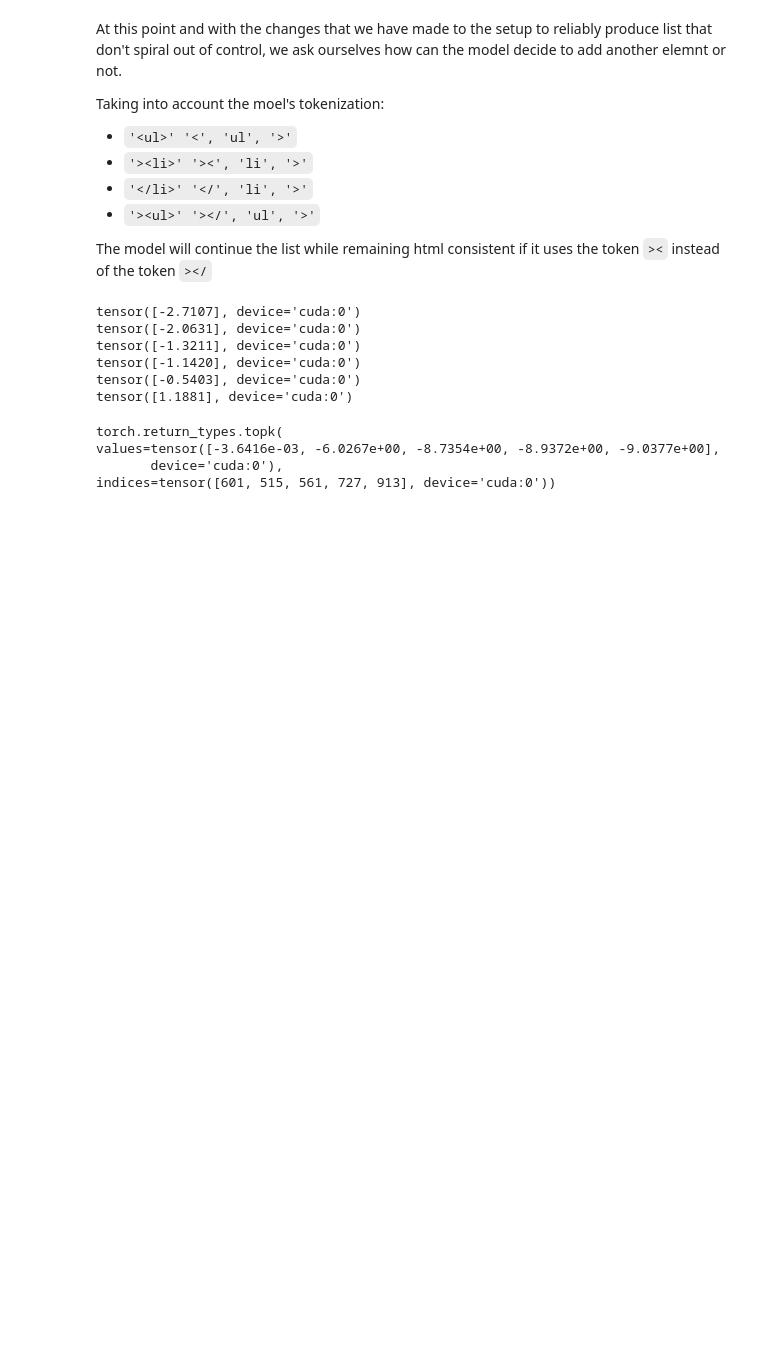
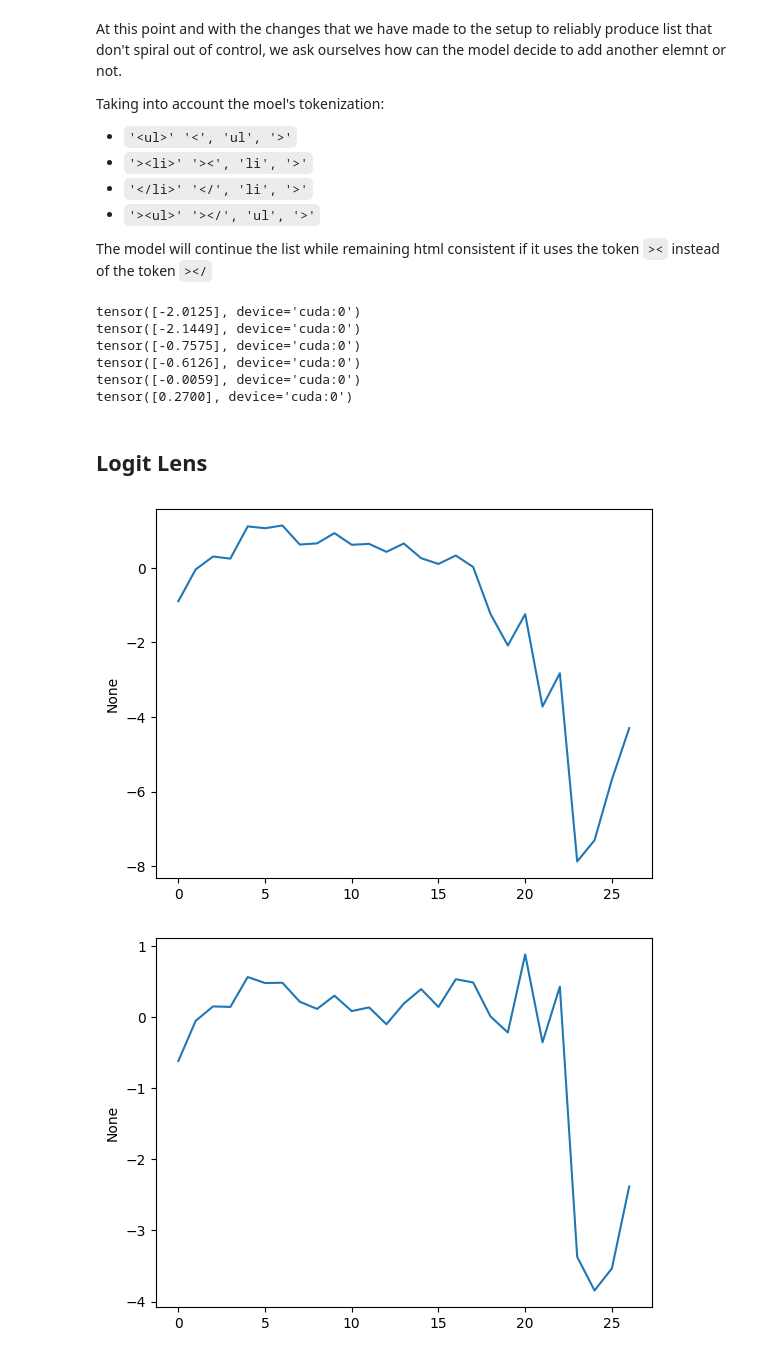
Before and after one commit to gboxo/GemmaExploration, a Jupyter notebook: terminations.ipynb, the cells around one changed output. Cells and saved outputs as stored; diff of their text form; code cells hidden in the pictures; blank space fills up the shorter version.

```diff
--- a/terminations.ipynb
+++ b/terminations.ipynb
@@ -87,19 +87,37 @@ with torch.no_grad():
     logits = model(tokens)
 # %%
 for elem in all_tok2_pos + [tok_pos]:
-    l = logits[0,elem]
+    l = logits[0,elem-1]
     print(l[tok_id]-l[tok_id2])
+    #print([model.to_str_tokens(i) for i in l.topk(10).indices])
 # %% [output]
-tensor([-2.7107], device='cuda:0')
-tensor([-2.0631], device='cuda:0')
-tensor([-1.3211], device='cuda:0')
-tensor([-1.1420], device='cuda:0')
-tensor([-0.5403], device='cuda:0')
-tensor([1.1881], device='cuda:0')
+tensor([-2.0125], device='cuda:0')
+tensor([-2.1449], device='cuda:0')
+tensor([-0.7575], device='cuda:0')
+tensor([-0.6126], device='cuda:0')
+tensor([-0.0059], device='cuda:0')
+tensor([0.2700], device='cuda:0')
-# %%
-(l.log_softmax(dim = -1)).topk(5)
-# %% [output]
-torch.return_types.topk(
-values=tensor([-3.6416e-03, -6.0267e+00, -8.7354e+00, -8.9372e+00, -9.0377e+00],
-       device='cuda:0'),
-indices=tensor([601, 515, 561, 727, 913], device='cuda:0'))
+# %% [markdown]
+## Logit Lens
+# %%
+pattern_hook_names_filter = lambda name: name.endswith("hook_resid_pre") or name.endswith("25.hook_resid_post") or  name.endswith('ln_final.hook_scale'
+
+)
+
+with torch.no_grad():
+    _,cache = model.run_with_cache(tokens,names_filter = pattern_hook_names_filter)
+
+
+for elem in all_tok2_pos + [tok_pos]:
+    accumulated_residual, labels = cache.accumulated_resid(
+        incl_mid=False, pos_slice=elem-1, return_labels=True,apply_ln = True
+    )
+
+    dir = model.W_U[:,tok_id].detach()-model.W_U[:,tok_id2].detach()
+    logit_lens = einops.einsum(dir[:,0], accumulated_residual,"d_model,comps batch d_model -> comps batch ")
+
+    sns.lineplot(x = list(range(logit_lens.shape[0])), y = logit_lens[:,0].cpu())
+    plt.show()
+# %% [output]
+[figure, added]
+[figure, added]
```
Also changed, not shown: parts of 6 cells of this notebook.
